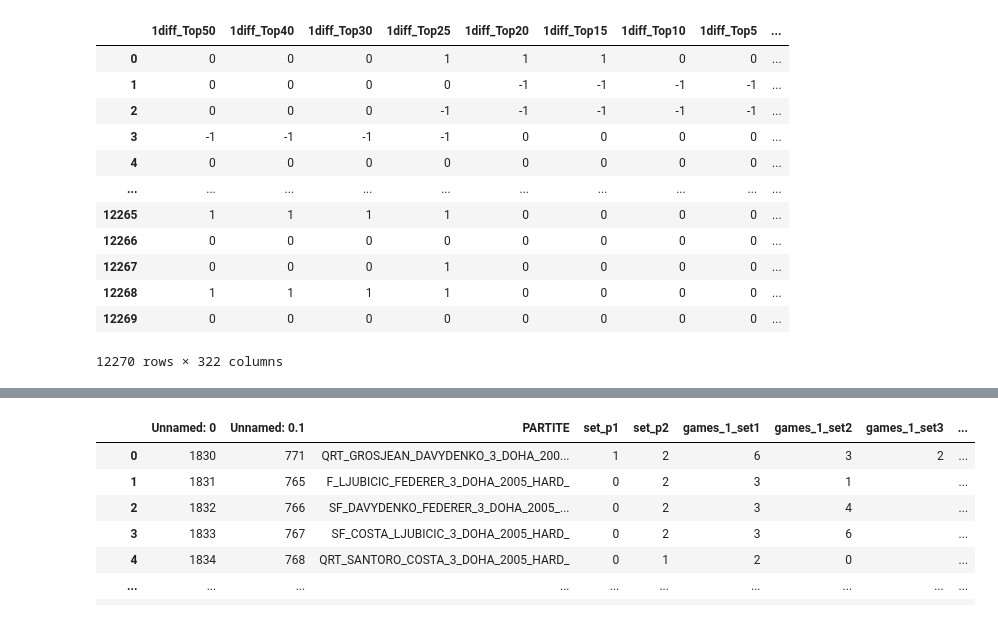
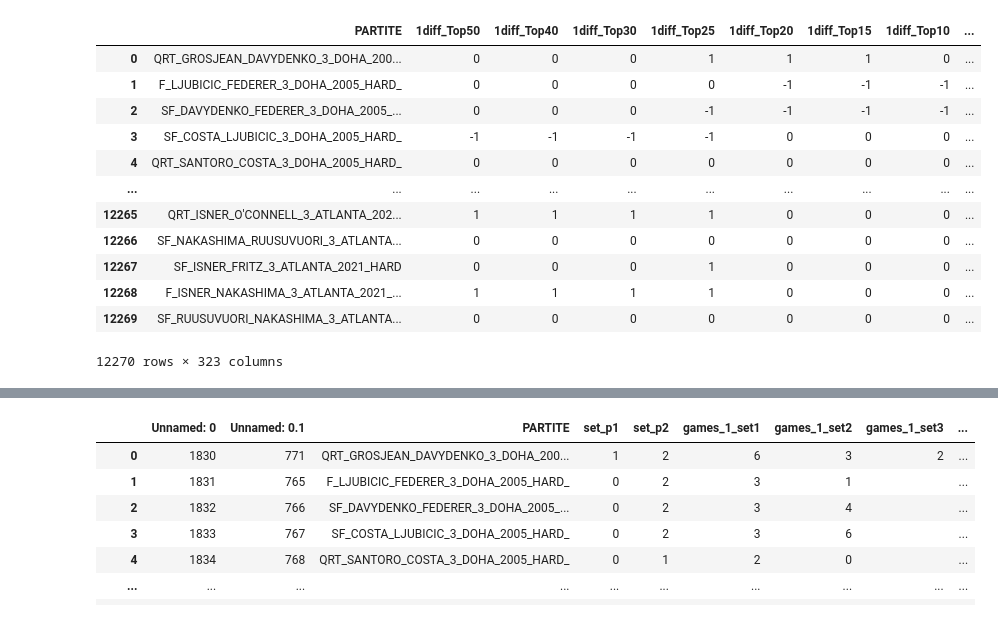
Before and after one commit to tesilogp/Tennis_model_hard_3sets, a Jupyter notebook: Model_building/modello_rdfc_segno12_probas.ipynb, the cells around one changed output, grey strips where cells are left out. Saved outputs shown, nothing was run; the diff lists cells and outputs as text; code cells hidden in the pictures.

```diff
--- a/Model_building/modello_rdfc_segno12_probas.ipynb
+++ b/Model_building/modello_rdfc_segno12_probas.ipynb
@@ -1,37 +1,37 @@
 # %%
 from sklearn.model_selection import train_test_split
 from sklearn.svm import SVC
 import pandas as pd
 import numpy as np
 from sklearn.ensemble import GradientBoostingClassifier
 from sklearn.metrics import confusion_matrix
 from sklearn.metrics import precision_score
 from sklearn.metrics import recall_score
 
 desc = 'descrittore_finale_games.xlsx'
 desc_read = pd.read_excel( desc )
 desc_data = pd.DataFrame( desc_read )
 
 #idx_ANNI_PESATI_CORRENTE = []
 #for idx,v in enumerate ( list( desc_data.columns ) ):
 #    if ( 'LAST' in v ) :
 #        idx_ANNI_PESATI_CORRENTE.append( idx )
 
 # ATTENZIONE ALLA COLONNA DA ELIMINARE
-desc_data = desc_data.iloc[:, 2:]
+desc_data = desc_data.iloc[:, 1:]
 desc_data
 # %% [output]
-|  | 1diff_Top50 | 1diff_Top40 | 1diff_Top30 | 1diff_Top25 | 1diff_Top20 | 1diff_Top15 | 1diff_Top10 | 1diff_Top5 | ... |
-| 0 | 0 | 0 | 0 | 1 | 1 | 1 | 0 | 0 | ... |
-| 1 | 0 | 0 | 0 | 0 | -1 | -1 | -1 | -1 | ... |
-| 2 | 0 | 0 | 0 | -1 | -1 | -1 | -1 | -1 | ... |
-| 3 | -1 | -1 | -1 | -1 | 0 | 0 | 0 | 0 | ... |
-| 4 | 0 | 0 | 0 | 0 | 0 | 0 | 0 | 0 | ... |
+|  | PARTITE | 1diff_Top50 | 1diff_Top40 | 1diff_Top30 | 1diff_Top25 | 1diff_Top20 | 1diff_Top15 | 1diff_Top10 | ... |
+| 0 | QRT_GROSJEAN_DAVYDENKO_3_DOHA_200... | 0 | 0 | 0 | 1 | 1 | 1 | 0 | ... |
+| 1 | F_LJUBICIC_FEDERER_3_DOHA_2005_HARD_ | 0 | 0 | 0 | 0 | -1 | -1 | -1 | ... |
+| 2 | SF_DAVYDENKO_FEDERER_3_DOHA_2005_... | 0 | 0 | 0 | -1 | -1 | -1 | -1 | ... |
+| 3 | SF_COSTA_LJUBICIC_3_DOHA_2005_HARD_ | -1 | -1 | -1 | -1 | 0 | 0 | 0 | ... |
+| 4 | QRT_SANTORO_COSTA_3_DOHA_2005_HARD_ | 0 | 0 | 0 | 0 | 0 | 0 | 0 | ... |
 | ... | ... | ... | ... | ... | ... | ... | ... | ... | ... |
-| 12265 | 1 | 1 | 1 | 1 | 0 | 0 | 0 | 0 | ... |
-| 12266 | 0 | 0 | 0 | 0 | 0 | 0 | 0 | 0 | ... |
-| 12267 | 0 | 0 | 0 | 1 | 0 | 0 | 0 | 0 | ... |
-| 12268 | 1 | 1 | 1 | 1 | 0 | 0 | 0 | 0 | ... |
-| 12269 | 0 | 0 | 0 | 0 | 0 | 0 | 0 | 0 | ... |
+| 12265 | QRT_ISNER_O'CONNELL_3_ATLANTA_202... | 1 | 1 | 1 | 1 | 0 | 0 | 0 | ... |
+| 12266 | SF_NAKASHIMA_RUUSUVUORI_3_ATLANTA... | 0 | 0 | 0 | 0 | 0 | 0 | 0 | ... |
+| 12267 | SF_ISNER_FRITZ_3_ATLANTA_2021_HARD | 0 | 0 | 0 | 1 | 0 | 0 | 0 | ... |
+| 12268 | F_ISNER_NAKASHIMA_3_ATLANTA_2021_... | 1 | 1 | 1 | 1 | 0 | 0 | 0 | ... |
+| 12269 | SF_RUUSUVUORI_NAKASHIMA_3_ATLANTA... | 0 | 0 | 0 | 0 | 0 | 0 | 0 | ... |
-12270 rows × 322 columns
+12270 rows × 323 columns
 # %%
```
Also changed, not shown: parts of 45 cells of this notebook, 1 other file.
